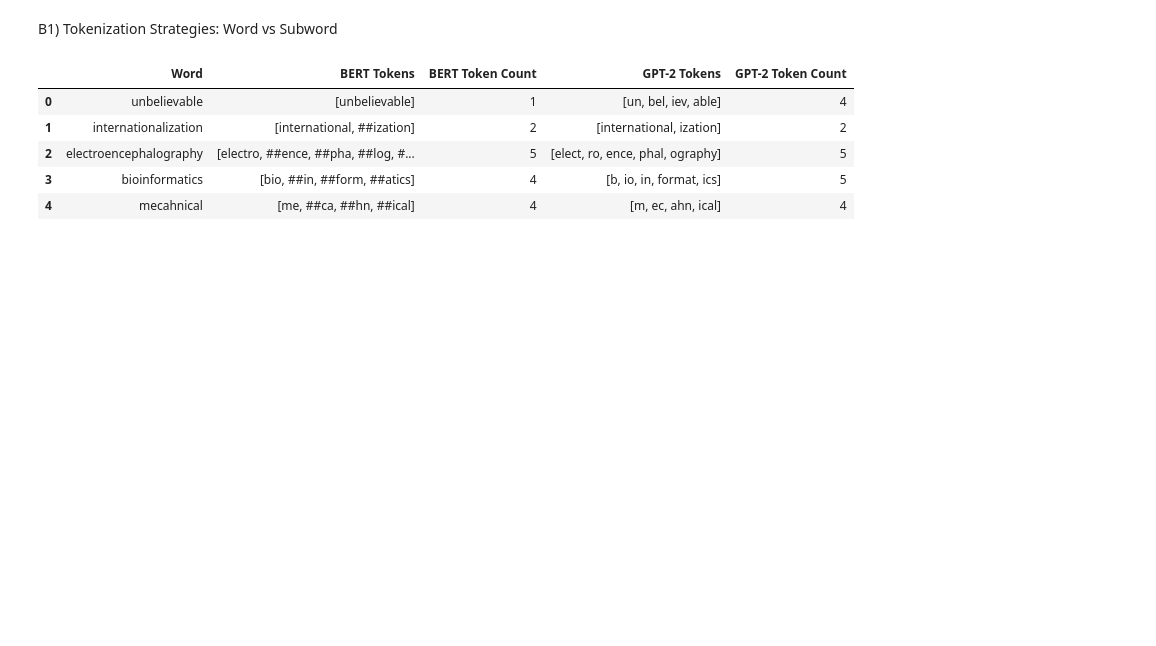
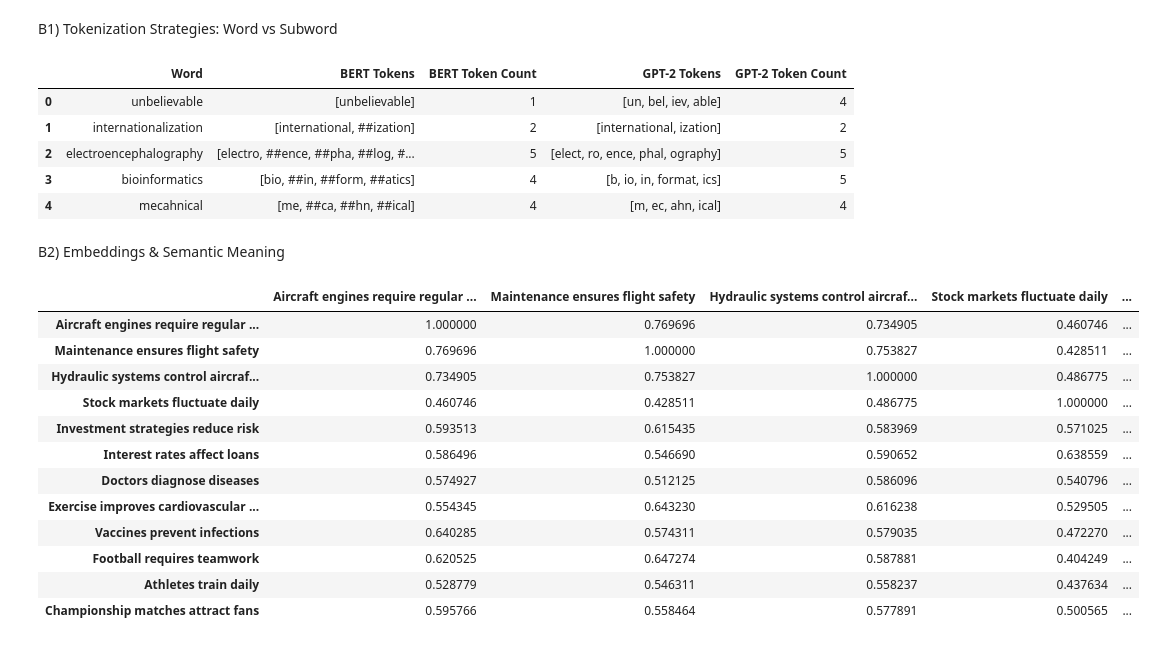
Before and after one commit to YibestBelay/GenAILab2, a Jupyter notebook: lab_section2.ipynb, the cells around one changed output. Cells and saved outputs as stored; diff of their text form; code cells hidden in the pictures; blank space fills up the shorter version.

```diff
--- a/lab_section2.ipynb
+++ b/lab_section2.ipynb
@@ -180,3 +267,27 @@ token_table
 | 2 | electroencephalography | [electro, ##ence, ##pha, ##log, #... | 5 | [elect, ro, ence, phal, ography] | 5 |
 | 3 | bioinformatics | [bio, ##in, ##form, ##atics] | 4 | [b, io, in, format, ics] | 5 |
 | 4 | mecahnical | [me, ##ca, ##hn, ##ical] | 4 | [m, ec, ahn, ical] | 4 |
+# %% [markdown]
+B2) Embeddings & Semantic Meaning
+# %%
+sentences = [
+    # Aviation Maintenance
+    "Aircraft engines require regular inspection",
+    "Maintenance ensures flight safety",
+    "Hydraulic systems control aircraft movement",
+
+    # Finance
+    "Stock markets fluctuate daily",
+    "Investment strategies reduce risk",
+    "Interest rates affect loans",
+
+    # Health
+    "Doctors diagnose diseases",
+    "Exercise improves cardiovascular health",
+    "Vaccines prevent infections",
+
+    # Sports
+    "Football requires teamwork",
+    "Athletes train daily",
+    "Championship matches attract fans"
+]
@@ -182,0 +309,20 @@ token_table
+# %%
+from sklearn.metrics.pairwise import cosine_similarity
+
+similarity_matrix = cosine_similarity(embeddings)
+
+pd.DataFrame(similarity_matrix, index=sentences, columns=sentences)
+# %% [output]
+|  | Aircraft engines require regular ... | Maintenance ensures flight safety | Hydraulic systems control aircraf... | Stock markets fluctuate daily | ... |
+| Aircraft engines require regular ... | 1.000000 | 0.769696 | 0.734905 | 0.460746 | ... |
+| Maintenance ensures flight safety | 0.769696 | 1.000000 | 0.753827 | 0.428511 | ... |
+| Hydraulic systems control aircraf... | 0.734905 | 0.753827 | 1.000000 | 0.486775 | ... |
+| Stock markets fluctuate daily | 0.460746 | 0.428511 | 0.486775 | 1.000000 | ... |
+| Investment strategies reduce risk | 0.593513 | 0.615435 | 0.583969 | 0.571025 | ... |
+| Interest rates affect loans | 0.586496 | 0.546690 | 0.590652 | 0.638559 | ... |
+| Doctors diagnose diseases | 0.574927 | 0.512125 | 0.586096 | 0.540796 | ... |
+| Exercise improves cardiovascular ... | 0.554345 | 0.643230 | 0.616238 | 0.529505 | ... |
+| Vaccines prevent infections | 0.640285 | 0.574311 | 0.579035 | 0.472270 | ... |
+| Football requires teamwork | 0.620525 | 0.647274 | 0.587881 | 0.404249 | ... |
+| Athletes train daily | 0.528779 | 0.546311 | 0.558237 | 0.437634 | ... |
+| Championship matches attract fans | 0.595766 | 0.558464 | 0.577891 | 0.500565 | ... |
```
Also changed, not shown: parts of 15 cells of this notebook.
